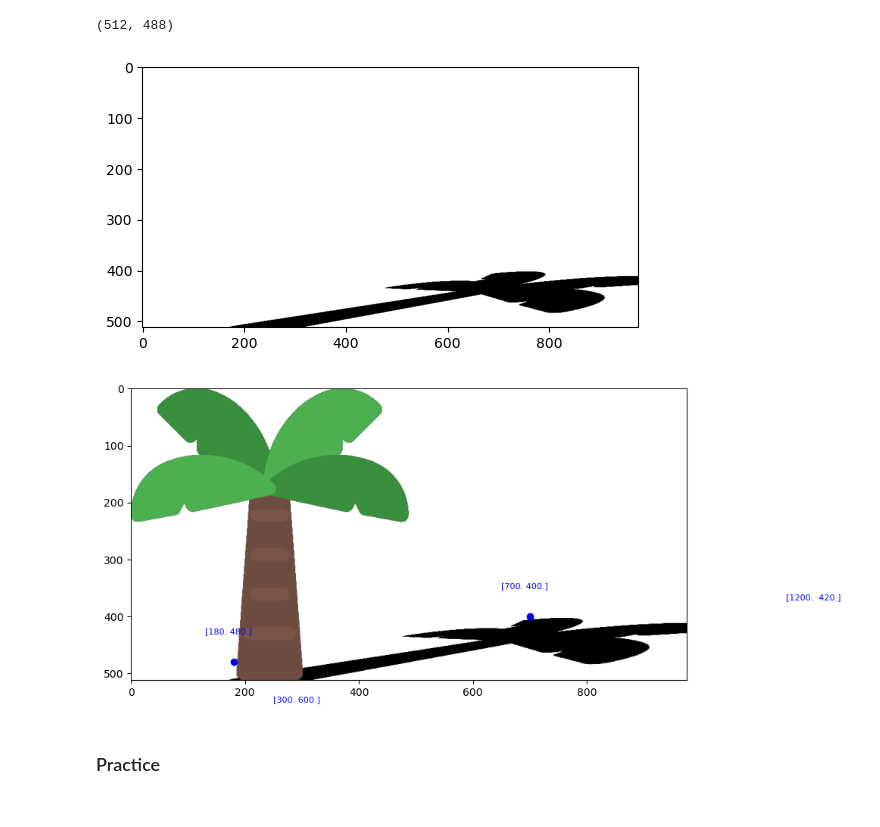
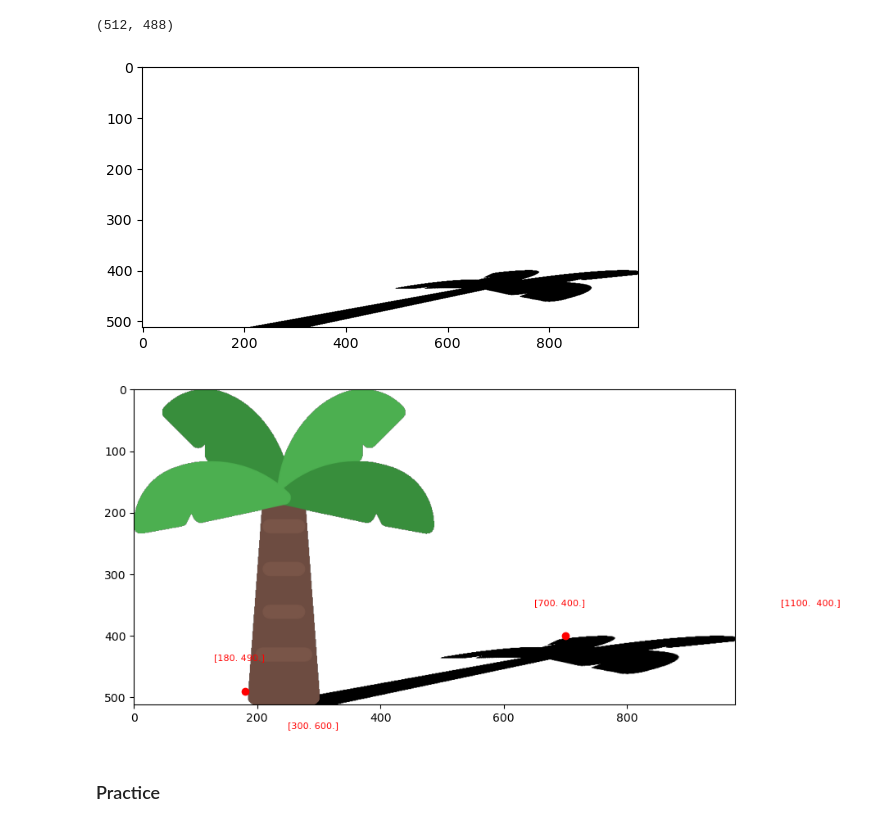
Before and after one commit to natalia-sd/AI-andstuff, a Jupyter notebook: semester 3 (sep - dec 2023)/2d/hw_4.ipynb, the cells around one changed output. Drawn from its saved outputs; the diff is of its cells as text; code cells hidden in the pictures.

```diff
--- a/semester 3 (sep - dec 2023)/2d/hw_4.ipynb
+++ b/semester 3 (sep - dec 2023)/2d/hw_4.ipynb
@@ -114,8 +114,8 @@ height, width = black_palmtree.shape[:2]
 points_init = np.float32([[0, 0], [height, 0], [0, width], [height, width]])
 points = np.float32([
     [700, 400],
-    [1200, 420],
-    [180, 480],
+    [1100, 400],
+    [180, 490],
     [300, 600]]
 )
 width *= 2
@@ -125,22 +125,22 @@ shadow = cv.warpPerspective(black_palmtree, M, (width, height))
 plt.imshow(shadow)
 plt.show()
 # %% [output]
-[figure, old version]
+[figure, new version]
 # %%
 plt.figure(figsize=(16, 5))
 
 for dot in points:
-    plt.text(dot[0] - 50, dot[1] - 50, dot, color='blue', fontsize=8)
-    plt.scatter(*dot, color='blue')
+    plt.text(dot[0] - 50, dot[1] - 50, dot, color='red', fontsize=8)
+    plt.scatter(*dot, color='red')
 
 plt.imshow(shadow)
 plt.imshow(palmtree_transparent)
 
 plt.xlim(0, width)
 
 plt.show()
 # %% [output]
-[figure, old version]
+[figure, new version]
 # %% [markdown]
 ### Practice
 # %%
```
